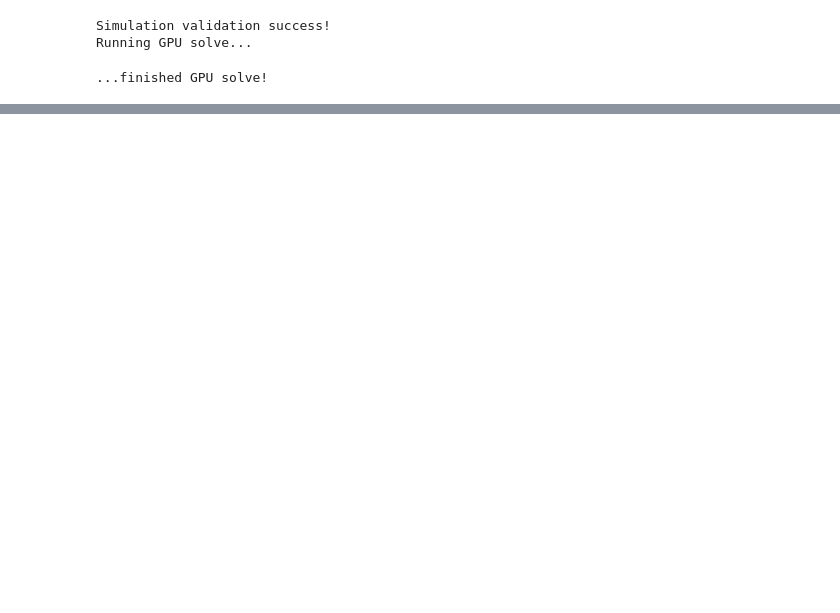
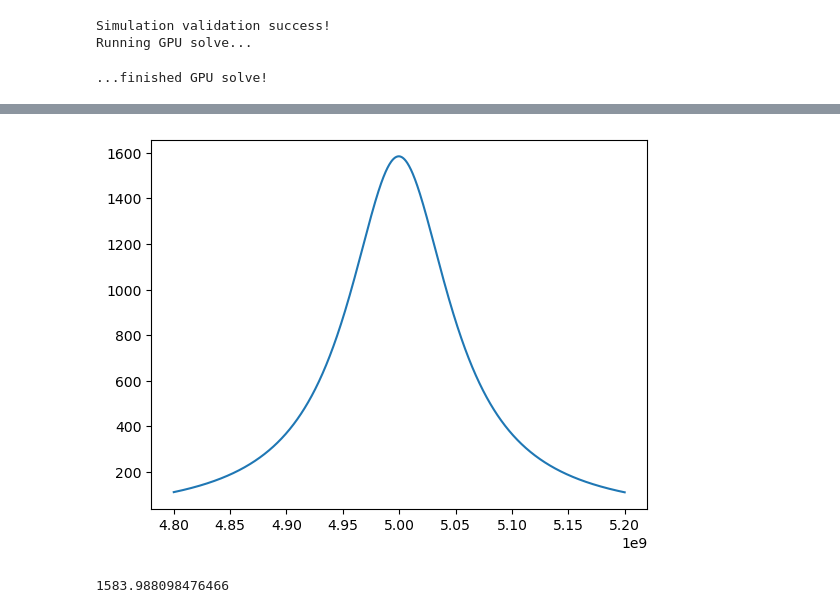
Before and after one commit to borismesits/cuda-cqed, a Jupyter notebook: notebooks/Kerr mode in reflection.ipynb, the cells around one changed output, grey strips where cells are left out. Saved outputs shown, nothing was run; the diff lists cells and outputs as text; code cells hidden in the pictures; blank space fills up the shorter version.

```diff
--- a/notebooks/Kerr mode in reflection.ipynb
+++ b/notebooks/Kerr mode in reflection.ipynb
@@ -83,0 +104,7 @@ plt.show()
+# %%
+plt.plot(wR, np.abs(a[-1,:,-1])**2)
+plt.show()
+print(np.max(np.abs(a[-1,:,-1])**2))
+# %% [output]
+[figure, added]
+1583.988098476466
```
Also changed, not shown: parts of 4 cells of this notebook, 28 other files.
